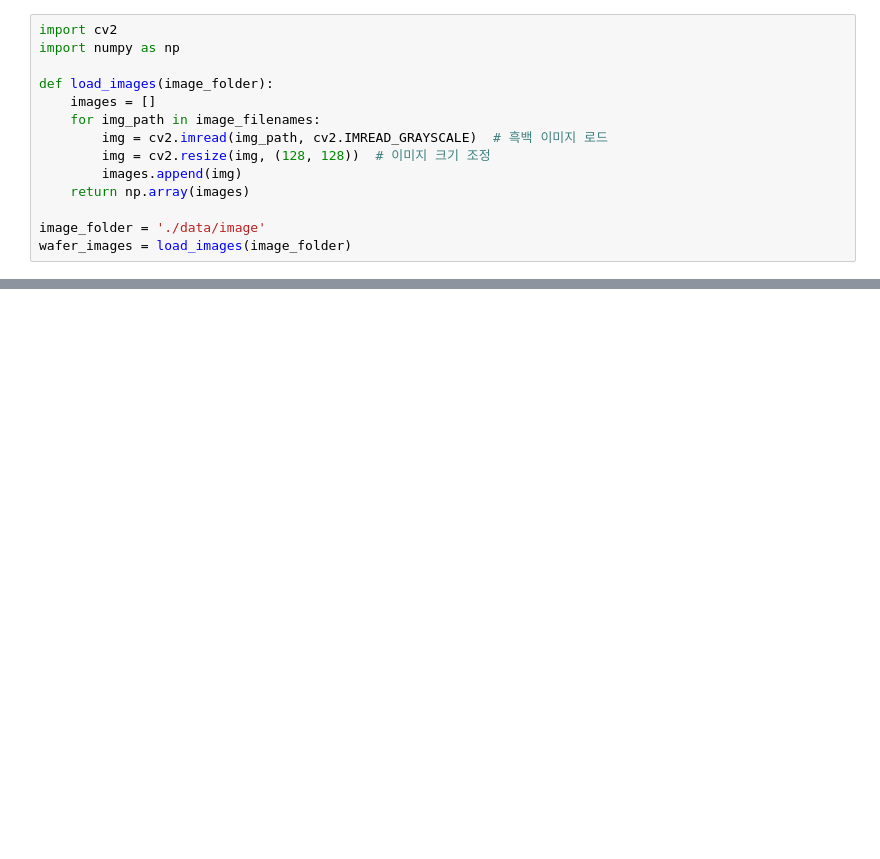
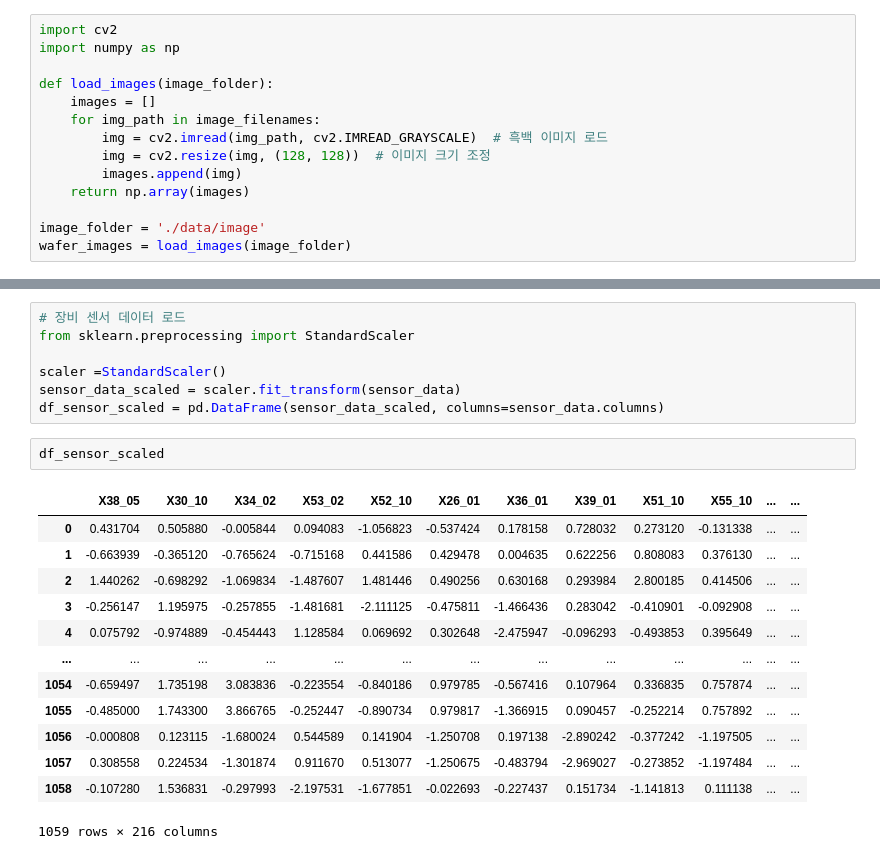
Before and after one commit to rkdeowk/STUDY, a Jupyter notebook: AI/sohui/paper/EDA FDC.ipynb, the cells around one changed output, grey strips where cells are left out. Drawn from its saved outputs; the diff is of its cells as text; blank space fills up the shorter version.

```diff
--- a/AI/sohui/paper/EDA FDC.ipynb
+++ b/AI/sohui/paper/EDA FDC.ipynb
@@ -191,0 +189,23 @@ sensor_data_scaled = (sensor_data - sensor_data.mean()) / sensor_data.std()  #
+# %%
+# 장비 센서 데이터 로드
+from sklearn.preprocessing import StandardScaler
+
+scaler =StandardScaler()
+sensor_data_scaled = scaler.fit_transform(sensor_data)
+df_sensor_scaled = pd.DataFrame(sensor_data_scaled, columns=sensor_data.columns)
+# %%
+df_sensor_scaled
+# %% [output]
+|  | X38_05 | X30_10 | X34_02 | X53_02 | X52_10 | X26_01 | X36_01 | X39_01 | X51_10 | X55_10 | ... | ... |
+| 0 | 0.431704 | 0.505880 | -0.005844 | 0.094083 | -1.056823 | -0.537424 | 0.178158 | 0.728032 | 0.273120 | -0.131338 | ... | ... |
+| 1 | -0.663939 | -0.365120 | -0.765624 | -0.715168 | 0.441586 | 0.429478 | 0.004635 | 0.622256 | 0.808083 | 0.376130 | ... | ... |
+| 2 | 1.440262 | -0.698292 | -1.069834 | -1.487607 | 1.481446 | 0.490256 | 0.630168 | 0.293984 | 2.800185 | 0.414506 | ... | ... |
+| 3 | -0.256147 | 1.195975 | -0.257855 | -1.481681 | -2.111125 | -0.475811 | -1.466436 | 0.283042 | -0.410901 | -0.092908 | ... | ... |
+| 4 | 0.075792 | -0.974889 | -0.454443 | 1.128584 | 0.069692 | 0.302648 | -2.475947 | -0.096293 | -0.493853 | 0.395649 | ... | ... |
+| ... | ... | ... | ... | ... | ... | ... | ... | ... | ... | ... | ... | ... |
+| 1054 | -0.659497 | 1.735198 | 3.083836 | -0.223554 | -0.840186 | 0.979785 | -0.567416 | 0.107964 | 0.336835 | 0.757874 | ... | ... |
+| 1055 | -0.485000 | 1.743300 | 3.866765 | -0.252447 | -0.890734 | 0.979817 | -1.366915 | 0.090457 | -0.252214 | 0.757892 | ... | ... |
+| 1056 | -0.000808 | 0.123115 | -1.680024 | 0.544589 | 0.141904 | -1.250708 | 0.197138 | -2.890242 | -0.377242 | -1.197505 | ... | ... |
+| 1057 | 0.308558 | 0.224534 | -1.301874 | 0.911670 | 0.513077 | -1.250675 | -0.483794 | -2.969027 | -0.273852 | -1.197484 | ... | ... |
+| 1058 | -0.107280 | 1.536831 | -0.297993 | -2.197531 | -1.677851 | -0.022693 | -0.227437 | 0.151734 | -1.141813 | 0.111138 | ... | ... |
+1059 rows × 216 columns
```
Also changed, not shown: parts of 10 cells of this notebook, 2 other files.
